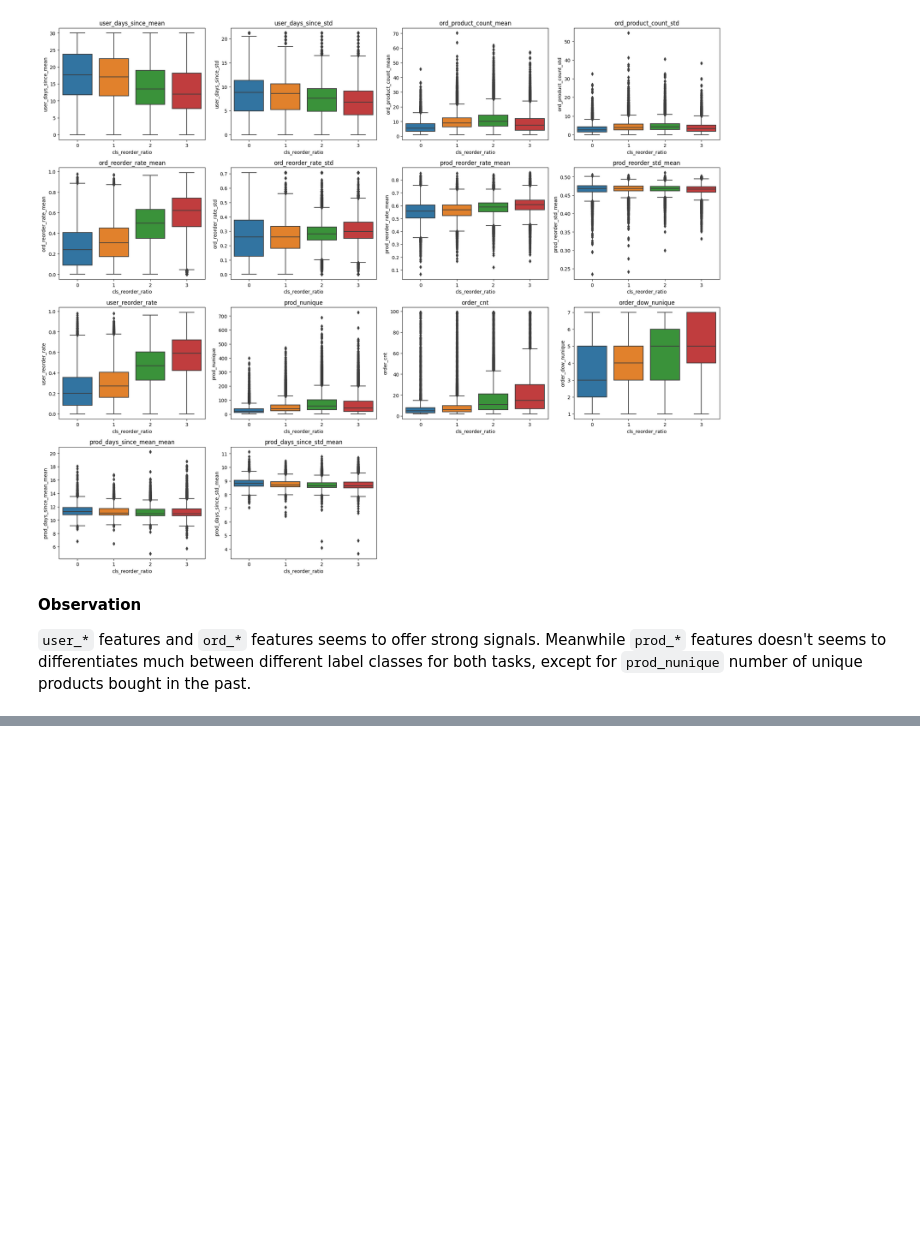
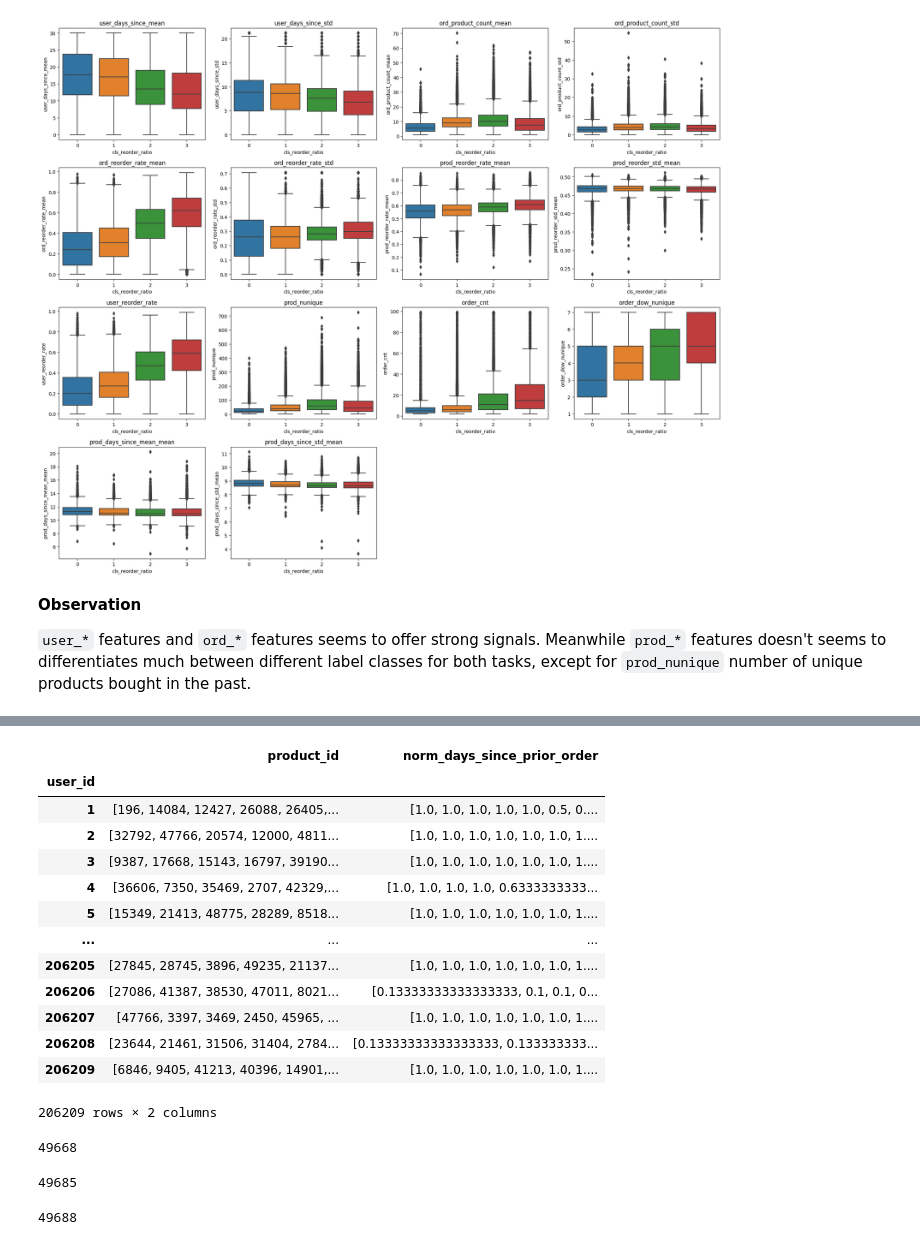
Before and after one commit to trantrikien239/sequence-item-embedding, a Jupyter notebook: problemframing-eda-featureengineering.ipynb, the cells around one changed output, grey strips where cells are left out. Drawn from its saved outputs; the diff is of its cells as text; code cells hidden in the pictures; blank space fills up the shorter version.

```diff
--- a/problemframing-eda-featureengineering.ipynb
+++ b/problemframing-eda-featureengineering.ipynb
@@ -727,0 +791,7 @@ plt.show()
+# %%
+# fill missing values
+rnn_data_prep["days_since_prior_order"].fillna(30, inplace=True)
+rnn_data_prep["norm_days_since_prior_order"] = rnn_data_prep["days_since_prior_order"] / 30
+# Convert list of product_id, group by user_id
+rnn_data = rnn_data_prep.groupby("user_id")["product_id"].apply(list).to_frame()
+rnn_data["norm_days_since_prior_order"] = rnn_data_prep.groupby("user_id")["norm_days_since_prior_order"].apply(list).to_frame()
@@ -727,0 +812,29 @@ plt.show()
+# %%
+rnn_data
+# %% [output]
+|  | product_id | norm_days_since_prior_order |
+| user_id |  |  |
+| 1 | [196, 14084, 12427, 26088, 26405,... | [1.0, 1.0, 1.0, 1.0, 1.0, 0.5, 0.... |
+| 2 | [32792, 47766, 20574, 12000, 4811... | [1.0, 1.0, 1.0, 1.0, 1.0, 1.0, 1.... |
+| 3 | [9387, 17668, 15143, 16797, 39190... | [1.0, 1.0, 1.0, 1.0, 1.0, 1.0, 1.... |
+| 4 | [36606, 7350, 35469, 2707, 42329,... | [1.0, 1.0, 1.0, 1.0, 0.6333333333... |
+| 5 | [15349, 21413, 48775, 28289, 8518... | [1.0, 1.0, 1.0, 1.0, 1.0, 1.0, 1.... |
+| ... | ... | ... |
+| 206205 | [27845, 28745, 3896, 49235, 21137... | [1.0, 1.0, 1.0, 1.0, 1.0, 1.0, 1.... |
+| 206206 | [27086, 41387, 38530, 47011, 8021... | [0.13333333333333333, 0.1, 0.1, 0... |
+| 206207 | [47766, 3397, 3469, 2450, 45965, ... | [1.0, 1.0, 1.0, 1.0, 1.0, 1.0, 1.... |
+| 206208 | [23644, 21461, 31506, 31404, 2784... | [0.13333333333333333, 0.133333333... |
+| 206209 | [6846, 9405, 41213, 40396, 14901,... | [1.0, 1.0, 1.0, 1.0, 1.0, 1.0, 1.... |
+206209 rows × 2 columns
+# %%
+order_products_prior["product_id"].nunique()
+# %% [output]
+49668
+# %%
+len(np.unique(np.concatenate([order_products_prior["product_id"],order_products_train["product_id"]])))
+# %% [output]
+49685
+# %%
+order_products_prior["product_id"].max()
+# %% [output]
+49688
```
Also changed, not shown: parts of 9 cells of this notebook, 10 other files.
